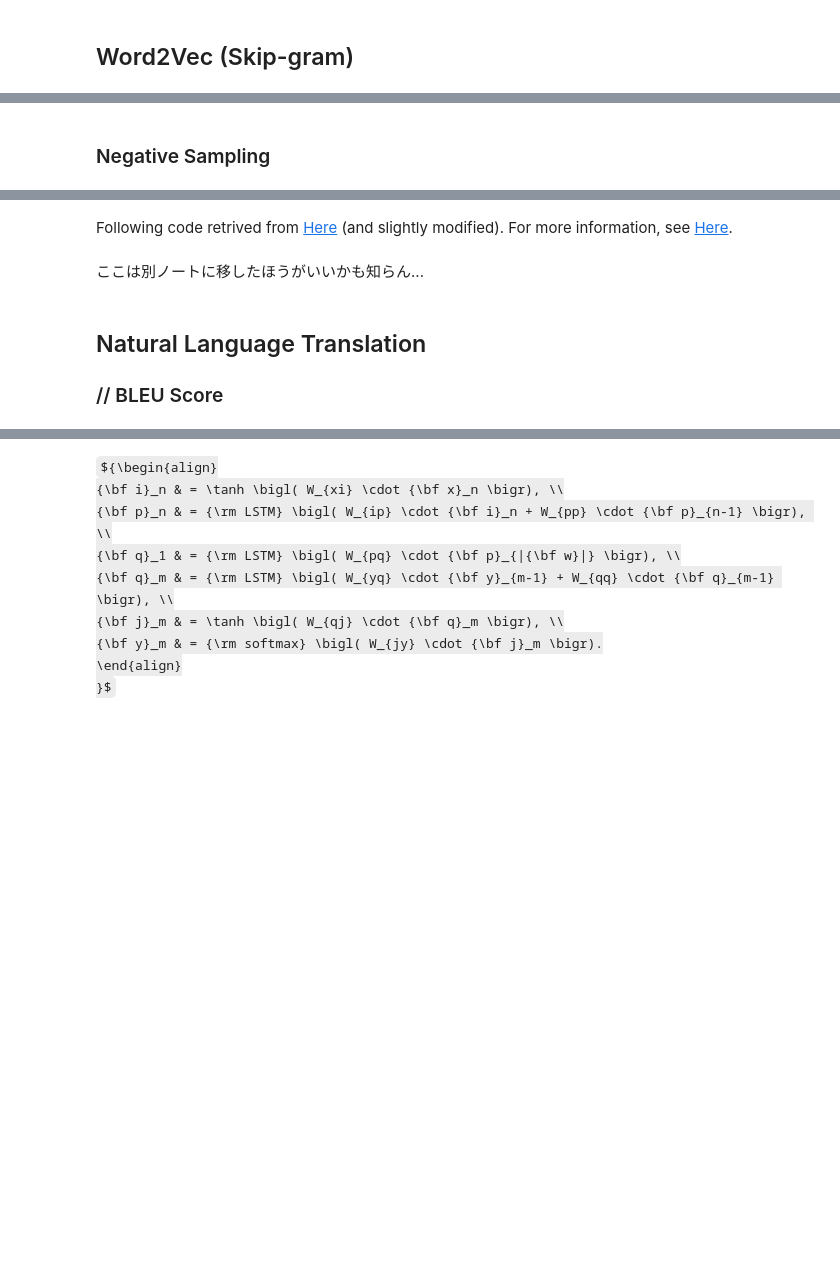
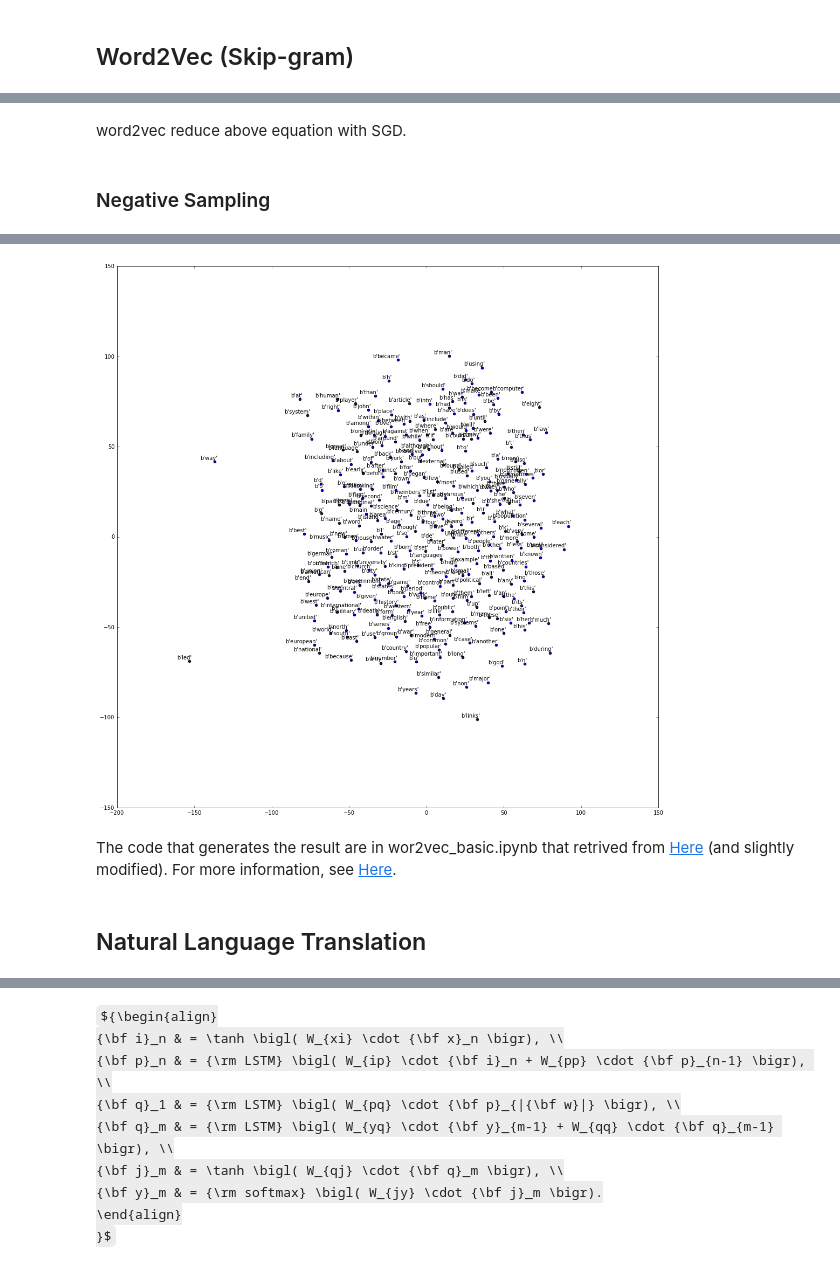
Before and after one commit to KeWata/JC, a Jupyter notebook: A_Critical_Review_of_Recurrent_Neural_Networks_for_Sequence_Learning.ipynb, the cells around one changed output, grey strips where cells are left out. Cells and saved outputs as stored; diff of their text form; code cells hidden in the pictures; some formulas as TeX source; blank space fills up the shorter version.

```diff
--- a/A_Critical_Review_of_Recurrent_Neural_Networks_for_Sequence_Learning.ipynb
+++ b/A_Critical_Review_of_Recurrent_Neural_Networks_for_Sequence_Learning.ipynb
@@ -78,16 +115,41 @@ $P(w) = \frac{number\ of\ appearance\ of\ w}{total\ number\ of\ words}$
+# %% [markdown]
+word2vec reduce above equation with SGD.
 # %% [markdown]
 ### Negative Sampling
 # %% [markdown]
 ## Examples
 <img src=http://web.mit.edu/amarbles/www/docs/word2vec_PCA.png width=800px>
 Retreived from [Here](http://web.mit.edu/amarbles/www/neuro_word2vec.html).
+# %%
+with open("final_embeddings.dump", "rb") as rf:
+    final_embeddings = pickle.load(rf)
+# %%
+def plot_with_labels(low_dim_embs, labels, filename='tsne.png'):
+    assert low_dim_embs.shape[0] >= len(labels), "More labels than embeddings"
+    plt.figure(figsize=(18, 18))  #in inches
+    for i, label in enumerate(labels):
+        x, y = low_dim_embs[i,:]
+        plt.scatter(x, y)
+        plt.annotate(label, xy=(x, y),
+                                 xytext=(5, 2),
+                                 textcoords='offset points',
+                                 ha='right',
+                                 va='bottom')
+
+    plt.show()
+# %%
+from sklearn.manifold import TSNE
+tsne = TSNE(perplexity=30, n_components=2, init='pca', n_iter=5000)
+plot_only = 300
+low_dim_embs = tsne.fit_transform(final_embeddings[:plot_only,:])
+labels = [reverse_dictionary[i] for i in xrange(plot_only)]
+plot_with_labels(low_dim_embs, labels)
+# %% [output]
+[figure, added]
 # %% [markdown]
-Following code retrived  from [Here](https://github.com/tensorflow/tensorflow/blob/master/tensorflow/examples/tutorials/word2vec/word2vec_basic.py) (and slightly modified). For more information, see [Here](https://www.tensorflow.org/versions/r0.7/tutorials/word2vec/index.html#highlights).
+The code that generates the result are in wor2vec_basic.ipynb that retrived  from [Here](https://github.com/tensorflow/tensorflow/blob/master/tensorflow/examples/tutorials/word2vec/word2vec_basic.py) (and slightly modified). For more information, see [Here](https://www.tensorflow.org/versions/r0.7/tutorials/word2vec/index.html#highlights).
-# %% [markdown]
-ここは別ノートに移したほうがいいかも知らん...
 # %% [markdown]
 ## Natural Language Translation
-### // BLEU Score
 # %% [markdown]
 <img src=https://qiita-image-store.s3.amazonaws.com/0/100698/949b1930-5db2-008c-4db1-ad24b2eea4fe.png width=800px>
 # %% [markdown]
```
Also changed, not shown: parts of 14 cells of this notebook, 7 other files.
